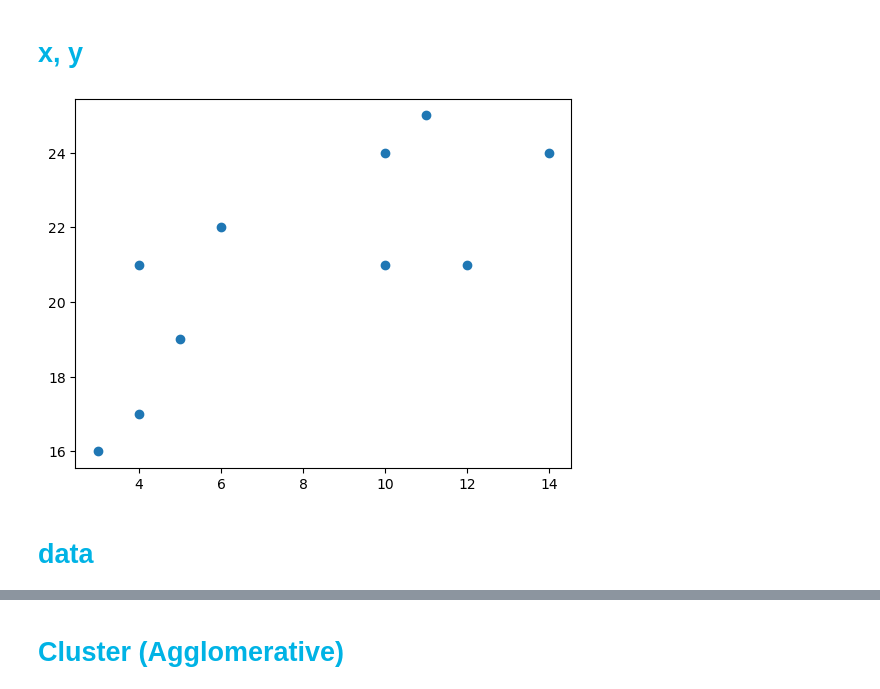
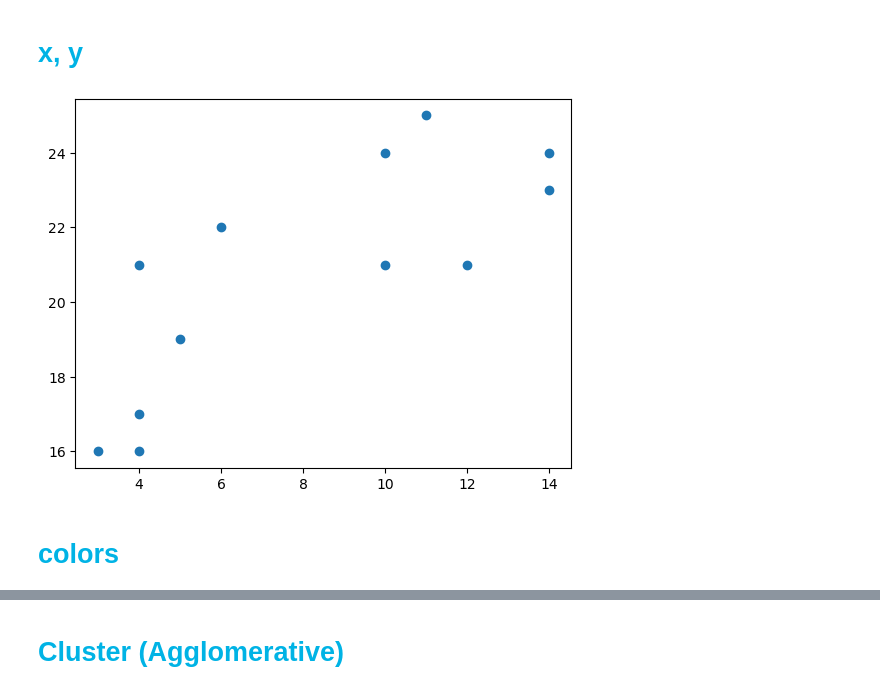
Before and after one commit to seyed7seyed/Cars_Clustering_By_Scikit_Learn, a Jupyter notebook: Clustering_Hierarchical.ipynb, the cells around one changed output, grey strips where cells are left out. Cells and saved outputs as stored; diff of their text form; code cells hidden in the pictures.

```diff
--- a/Clustering_Hierarchical.ipynb
+++ b/Clustering_Hierarchical.ipynb
@@ -14,13 +15,13 @@ from sklearn.cluster         import AgglomerativeClustering
 #####
 <span style="font-family:MV Boli; font-weight:Bold; font-size:1.8em; color:#00b3e5;"> x, y
 # %%
-x = [  4,  5, 10,  4,  3, 11, 14,  6, 10, 12 ]
-y = [ 21, 19, 24, 17, 16, 25, 24, 22, 21, 21 ]
+x = [  4,  5, 10,  4,  3, 11, 14,  6, 10, 12, 14,  4 ]
+y = [ 21, 19, 24, 17, 16, 25, 24, 22, 21, 21, 23, 16 ]
 
 plt.scatter(x, y)
 plt.show()
 # %% [output]
-[figure, old version]
+[figure, new version]
 # %% [markdown]
 #####
-<span style="font-family:MV Boli; font-weight:Bold; font-size:1.8em; color:#00b3e5;"> data
+<span style="font-family:MV Boli; font-weight:Bold; font-size:1.8em; color:#00b3e5;"> colors
```
Also changed, not shown: parts of 16 cells of this notebook.
